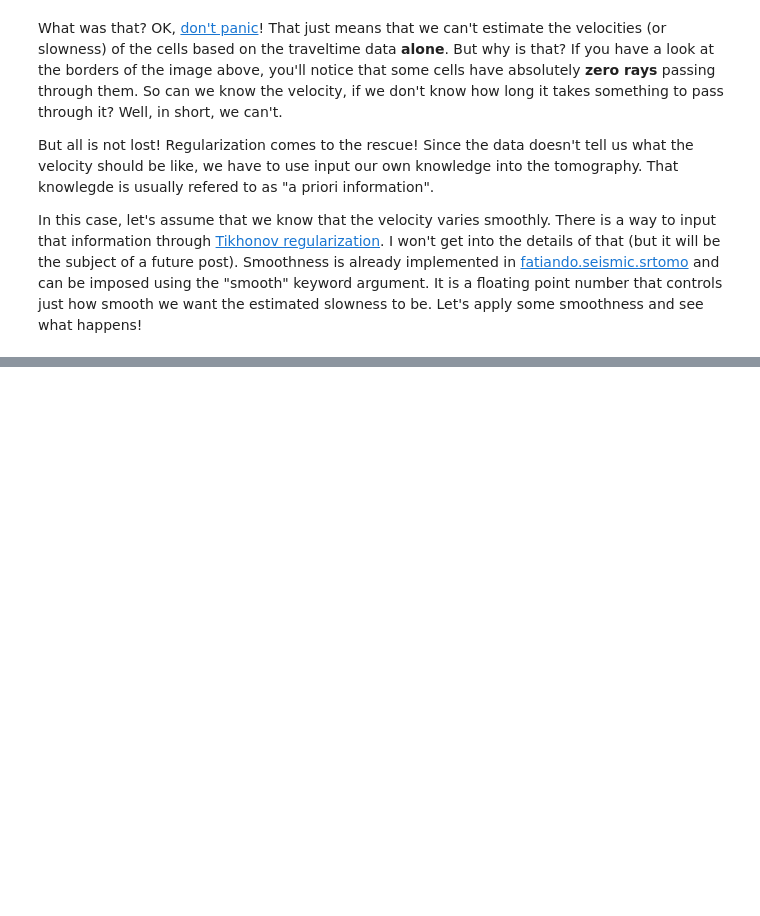
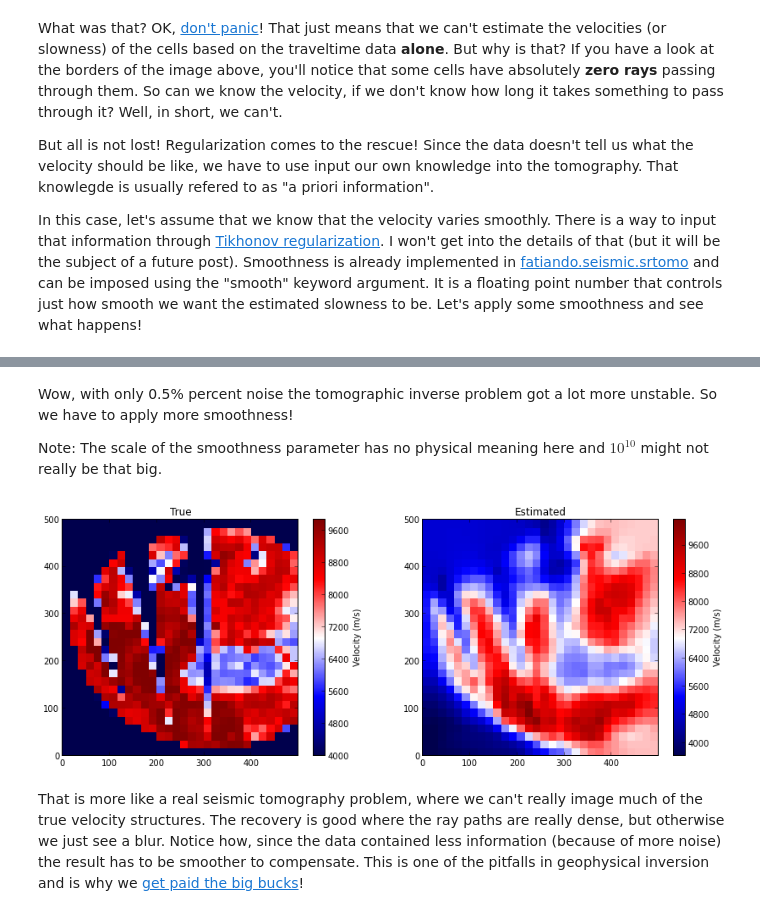
Before and after one commit to fatiando/website-nikola, a Jupyter notebook: posts/2013-04-25-fatiando-a-terra-01-released-finally.ipynb, the cells around one changed output, grey strips where cells are left out. Cells and saved outputs as stored; diff of their text form; code cells hidden in the pictures; blank space fills up the shorter version.

```diff
--- a/posts/2013-04-25-fatiando-a-terra-01-released-finally.ipynb
+++ b/posts/2013-04-25-fatiando-a-terra-01-released-finally.ipynb
@@ -175,0 +198,32 @@ Leonardo Uieda
+# %% [markdown]
+Wow, with only 0.5% percent noise the tomographic inverse problem got a lot more unstable.
+So we have to apply more smoothness!
+
+Note: The scale of the smoothness parameter has no physical meaning here and $10^{10}$ might not really be that big.
+# %%
+mesh = mesher.SquareMesh(area, shape)
+slowness, residuals = seismic.srtomo.run(traveltimes_noisy, quakes, seismometers, mesh, smooth=10**10)
+mesh.addprop('vp', seismic.srtomo.slowness2vel(slowness))
+
+mpl.figure(figsize=(14, 5))
+mpl.subplot(1, 2, 1)
+mpl.title('True')
+mpl.axis('scaled')
+mpl.squaremesh(model, prop='vp', cmap=mpl.cm.seismic)
+cb = mpl.colorbar()
+cb.set_label('Velocity (m/s)')
+mpl.m2km()
+mpl.subplot(1, 2, 2)
+mpl.title('Estimated')
+mpl.axis('scaled')
+mpl.squaremesh(mesh, prop='vp', cmap=mpl.cm.seismic)
+cb = mpl.colorbar()
+cb.set_label('Velocity (m/s)')
+mpl.m2km()
+# %% [output]
+[figure, added]
+# %% [markdown]
+That is more like a real seismic tomography problem, where we can't really image much of the true velocity structures.
+The recovery is good where the ray paths are really dense, but otherwise we just see a blur.
+Notice how, since the data contained less information (because of more noise) the result has to be smoother to compensate.
+This is one of the pitfalls in geophysical inversion and is why we [get paid the big bucks](http://www.agilegeoscience.com/journal/2013/4/11/how-to-get-paid-big-bucks.html)!
```
Also changed, not shown: parts of 8 cells of this notebook.
